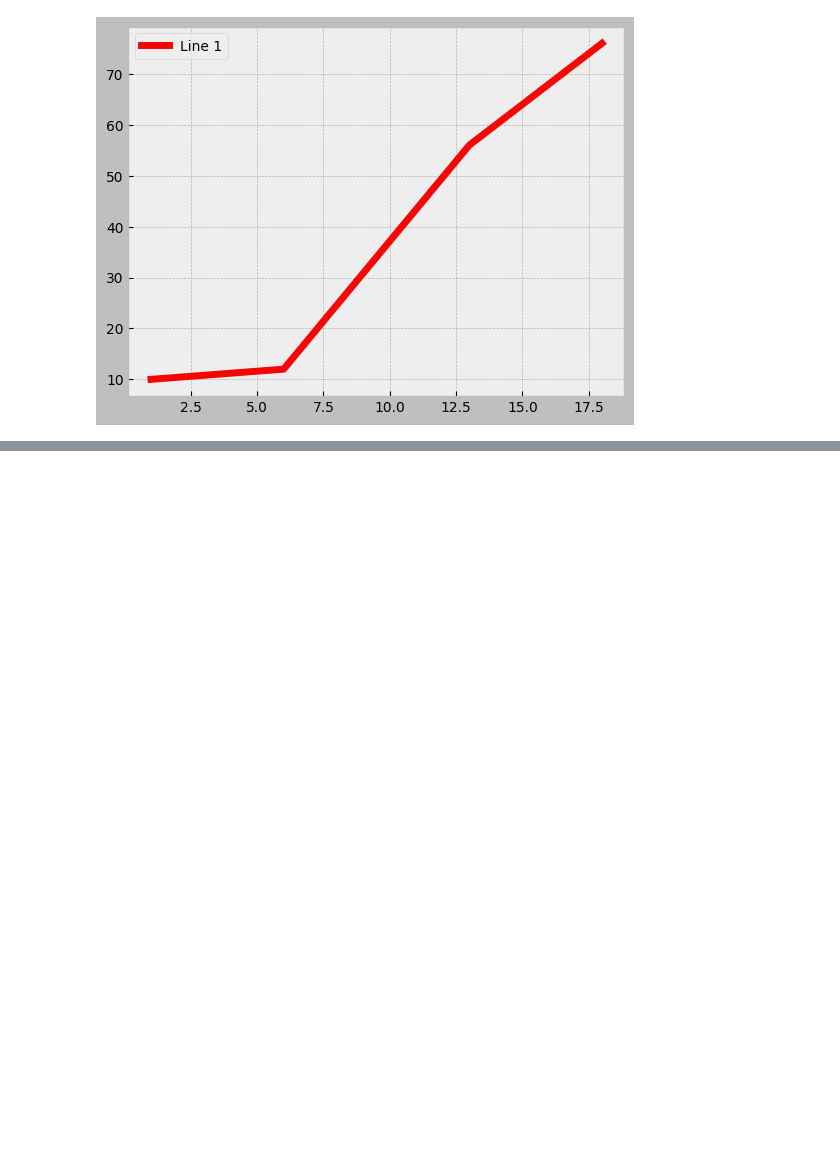
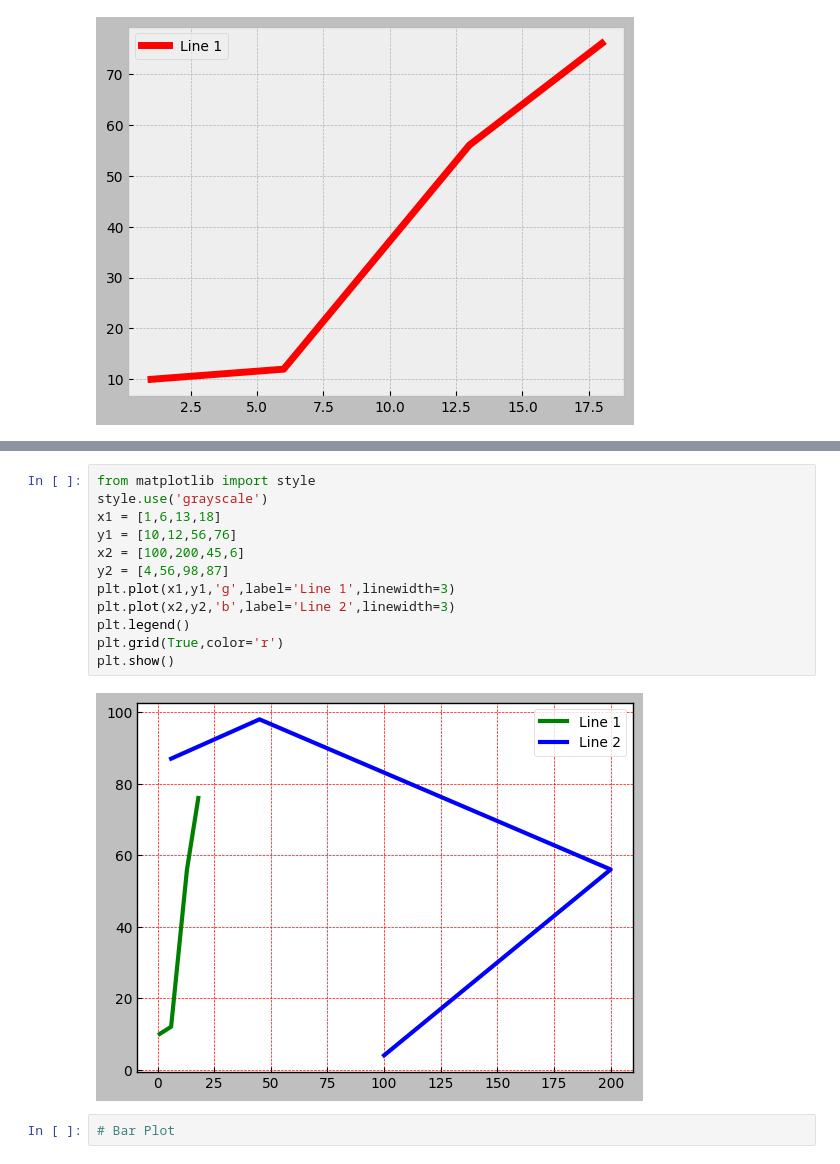
Before and after one commit to karvind08/Python-2025, a Jupyter notebook: Matplotlib/Matplotlib 28 Nov.ipynb, the cells around one changed output, grey strips where cells are left out. Cells and saved outputs as stored; diff of their text form; blank space fills up the shorter version.

```diff
--- a/Matplotlib/Matplotlib 28 Nov.ipynb
+++ b/Matplotlib/Matplotlib 28 Nov.ipynb
@@ -103,0 +119,16 @@ plt.show()
+# %%
+from matplotlib import style
+style.use('grayscale')
+x1 = [1,6,13,18]
+y1 = [10,12,56,76]
+x2 = [100,200,45,6]
+y2 = [4,56,98,87]
+plt.plot(x1,y1,'g',label='Line 1',linewidth=3)
+plt.plot(x2,y2,'b',label='Line 2',linewidth=3)
+plt.legend()
+plt.grid(True,color='r')
+plt.show()
+# %% [output]
+[figure, added]
+# %%
+# Bar Plot
```
Also changed, not shown: parts of 5 cells of this notebook, 2 other files.
